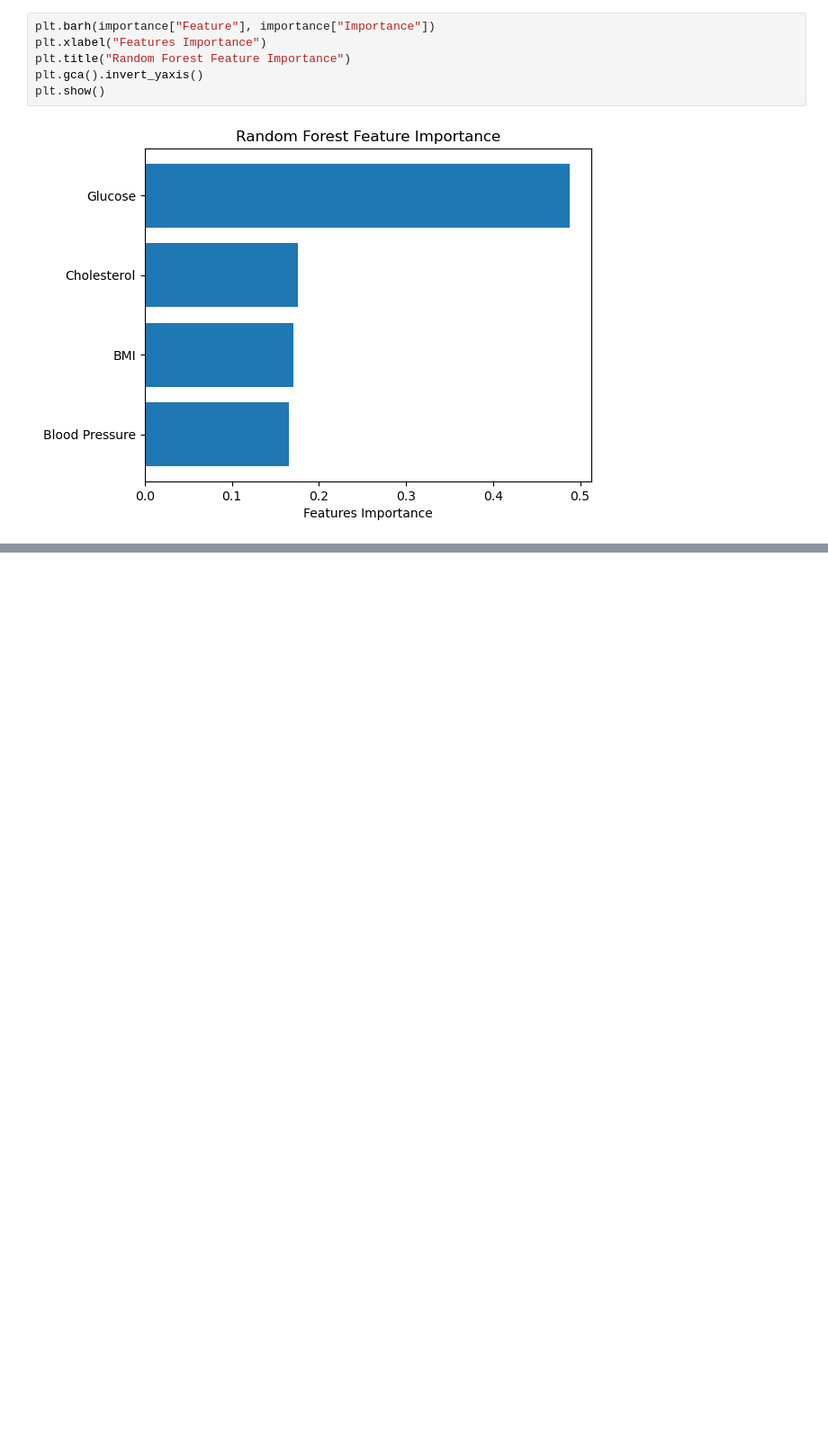
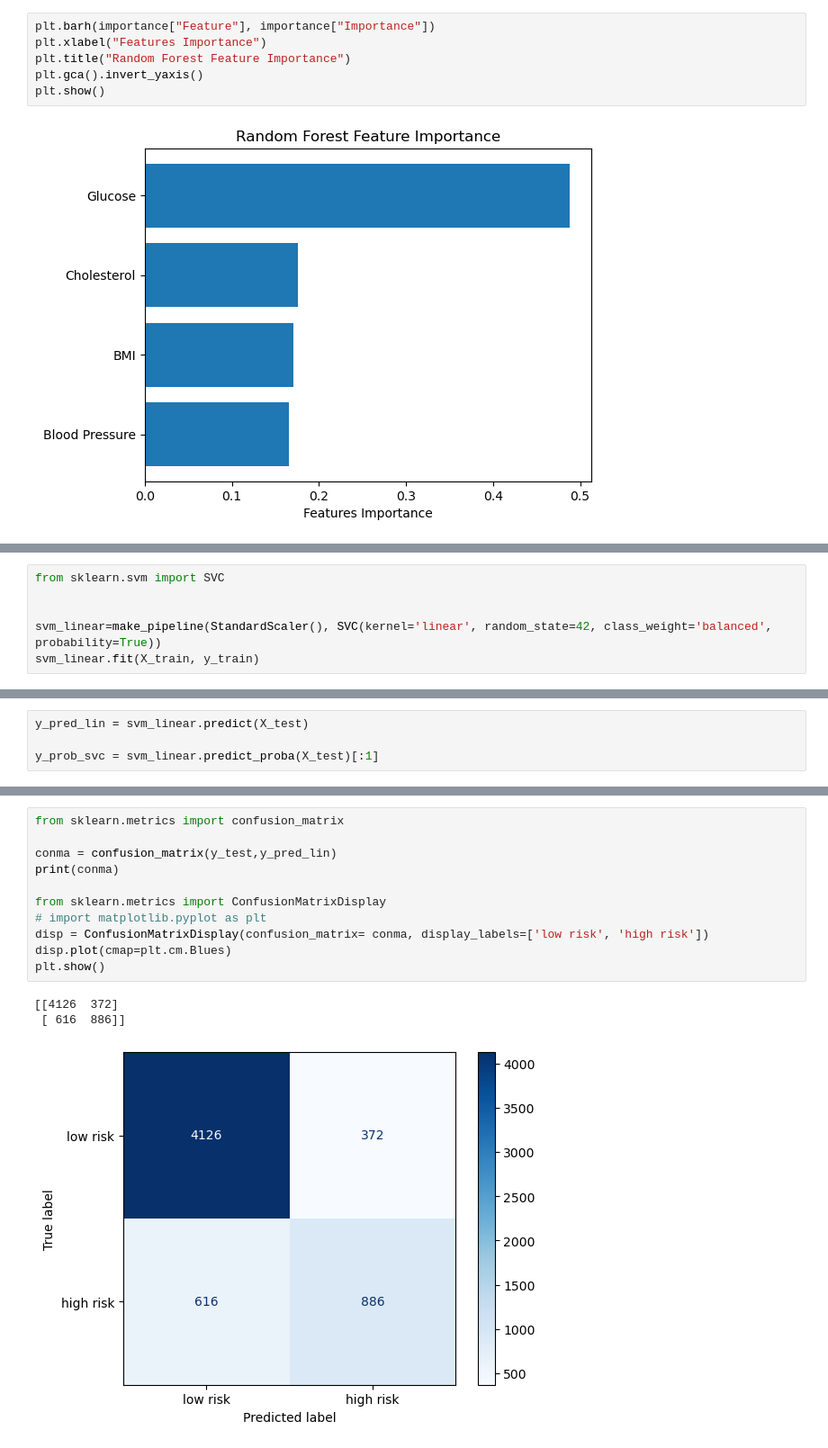
Before and after one commit to michaelaprobinson/seminar-2, a Jupyter notebook: Diabetes and Predictive modeling.ipynb, the cells around one changed output, grey strips where cells are left out. Shown at 90% size. Drawn from its saved outputs; the diff is of its cells as text; blank space fills up the shorter version.

```diff
--- a/Diabetes and Predictive modeling.ipynb
+++ b/Diabetes and Predictive modeling.ipynb
@@ -309,0 +381,6 @@ plt.show()
+# %%
+from sklearn.svm import SVC
+
+
+svm_linear=make_pipeline(StandardScaler(), SVC(kernel='linear', random_state=42, class_weight='balanced', probability=True))
+svm_linear.fit(X_train, y_train)
@@ -309,0 +392,4 @@ plt.show()
+# %%
+y_pred_lin = svm_linear.predict(X_test)
+
+y_prob_svc = svm_linear.predict_proba(X_test)[:1]
@@ -309,0 +410,15 @@ plt.show()
+# %%
+from sklearn.metrics import confusion_matrix
+
+conma = confusion_matrix(y_test,y_pred_lin)
+print(conma)
+
+from sklearn.metrics import ConfusionMatrixDisplay
+# import matplotlib.pyplot as plt
+disp = ConfusionMatrixDisplay(confusion_matrix= conma, display_labels=['low risk', 'high risk'])
+disp.plot(cmap=plt.cm.Blues)
+plt.show()
+# %% [output]
+[[4126  372]
+ [ 616  886]]
+[figure, added]
```
Also changed, not shown: parts of 22 cells of this notebook.
